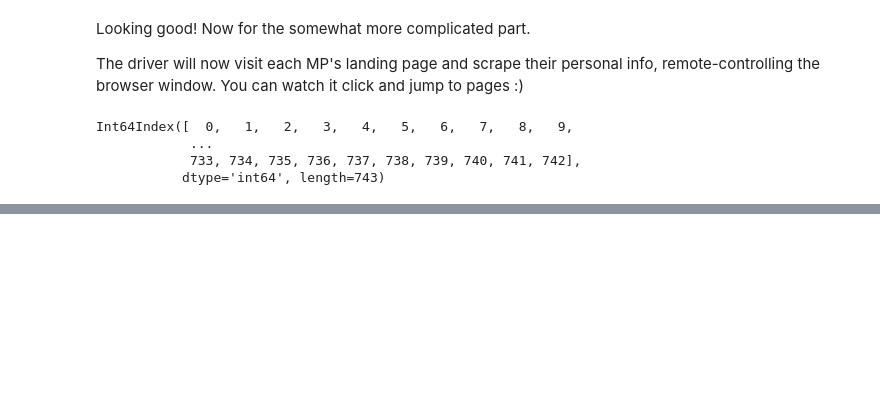
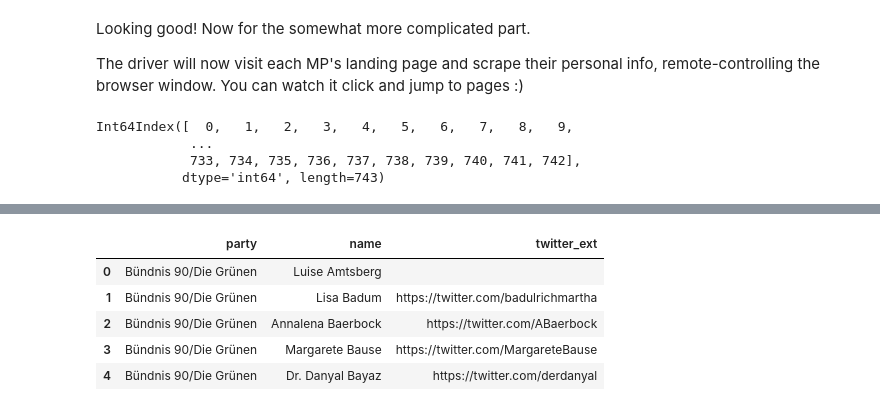
Before and after one commit to lisa-wm/consulting, a Jupyter notebook: 1_scraping/scripts_python/scraping_python.ipynb, the cells around one changed output, grey strips where cells are left out. Saved outputs shown, nothing was run; the diff lists cells and outputs as text; code cells hidden in the pictures; blank space fills up the shorter version.

```diff
--- a/1_scraping/scripts_python/scraping_python.ipynb
+++ b/1_scraping/scripts_python/scraping_python.ipynb
@@ -214,0 +297,27 @@ ctypes.windll.user32.MessageBoxW(0, "MP data successfully scraped", "Progress Re
+# %%
+# For each party, find appropriate parent node in soup
+
+all_abg_cdu = soup_cdu.find_all(class_ = 'teaser delegates')
+
+all_abg_spd = soup_spd.find_all(class_ = 'views-row')
+
+extensions_gruene = soup_gruene.find_all('a', class_ = "abgeordneteTeaser__wrapper")
+urlbase_gruene = 'https://www.gruene-bundestag.de'
+all_abg_gruene = []
+
+for a in extensions_gruene:
+
+    extension = a['href']
+    link = urlbase_gruene + str(extension)
+    all_abg_gruene.append(link)
+
+all_abg_linke = []
+
+for name_bin in linke_name_bins:
+
+    source = requests.get(name_bin).text
+    soup = BeautifulSoup(source, 'html.parser')
+
+    for abg in soup.find_all('div', attrs = {'class': 'col-xs-12 col-sm-12 col-md-6 col-lg-6'}):
+        extension = abg.find('h2').find('a')['href'].lstrip('/fraktion/abgeordnete/')
+        all_abg_linke.append(linke_base + extension)
@@ -214,0 +406,9 @@ ctypes.windll.user32.MessageBoxW(0, "MP data successfully scraped", "Progress Re
+# %%
+twitter_df.head()
+# %% [output]
+|  | party | name | twitter_ext |
+| 0 | Bündnis 90/Die Grünen | Luise Amtsberg |  |
+| 1 | Bündnis 90/Die Grünen | Lisa Badum | https://twitter.com/badulrichmartha |
+| 2 | Bündnis 90/Die Grünen | Annalena Baerbock | https://twitter.com/ABaerbock |
+| 3 | Bündnis 90/Die Grünen | Margarete Bause | https://twitter.com/MargareteBause |
+| 4 | Bündnis 90/Die Grünen | Dr. Danyal Bayaz | https://twitter.com/derdanyal |
```
Also changed, not shown: parts of 46 cells of this notebook, 1 other file.
